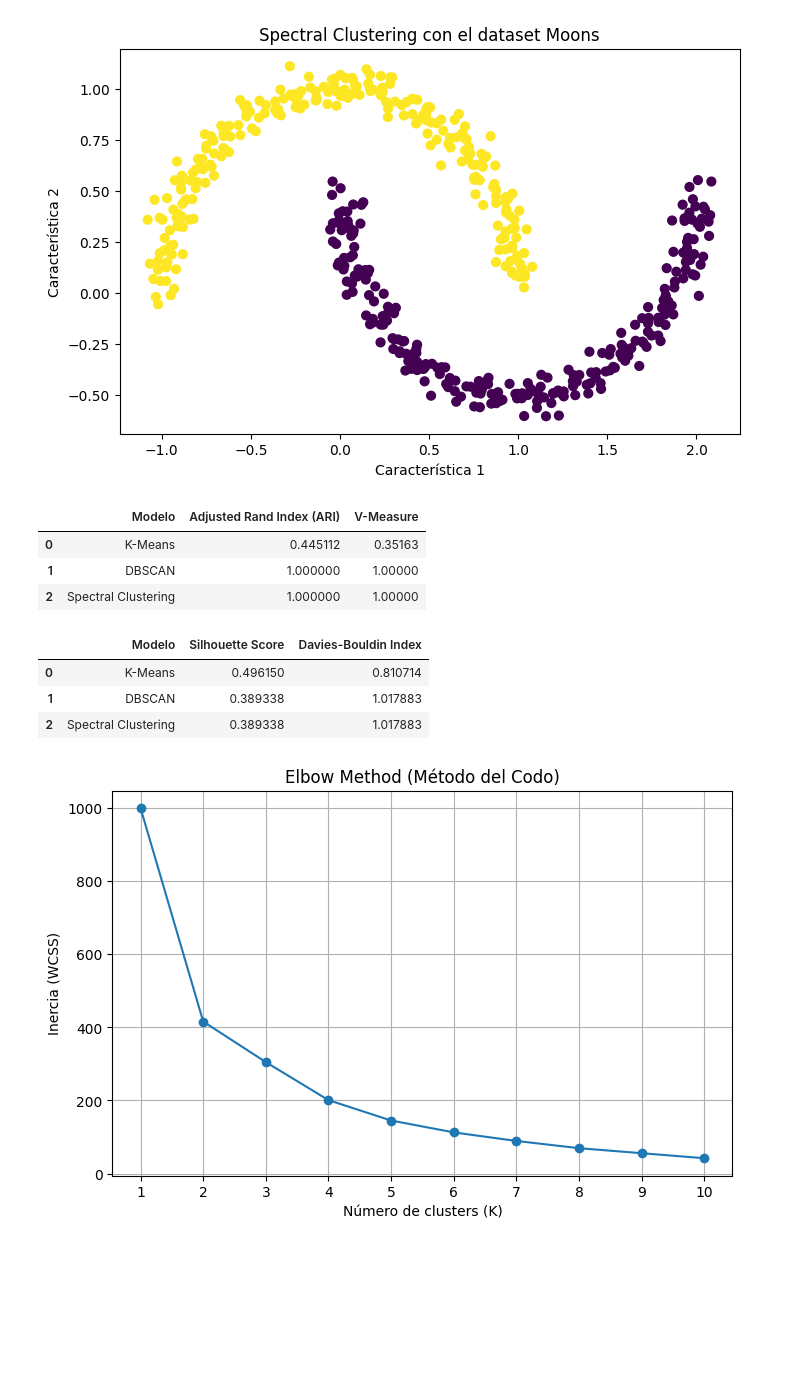
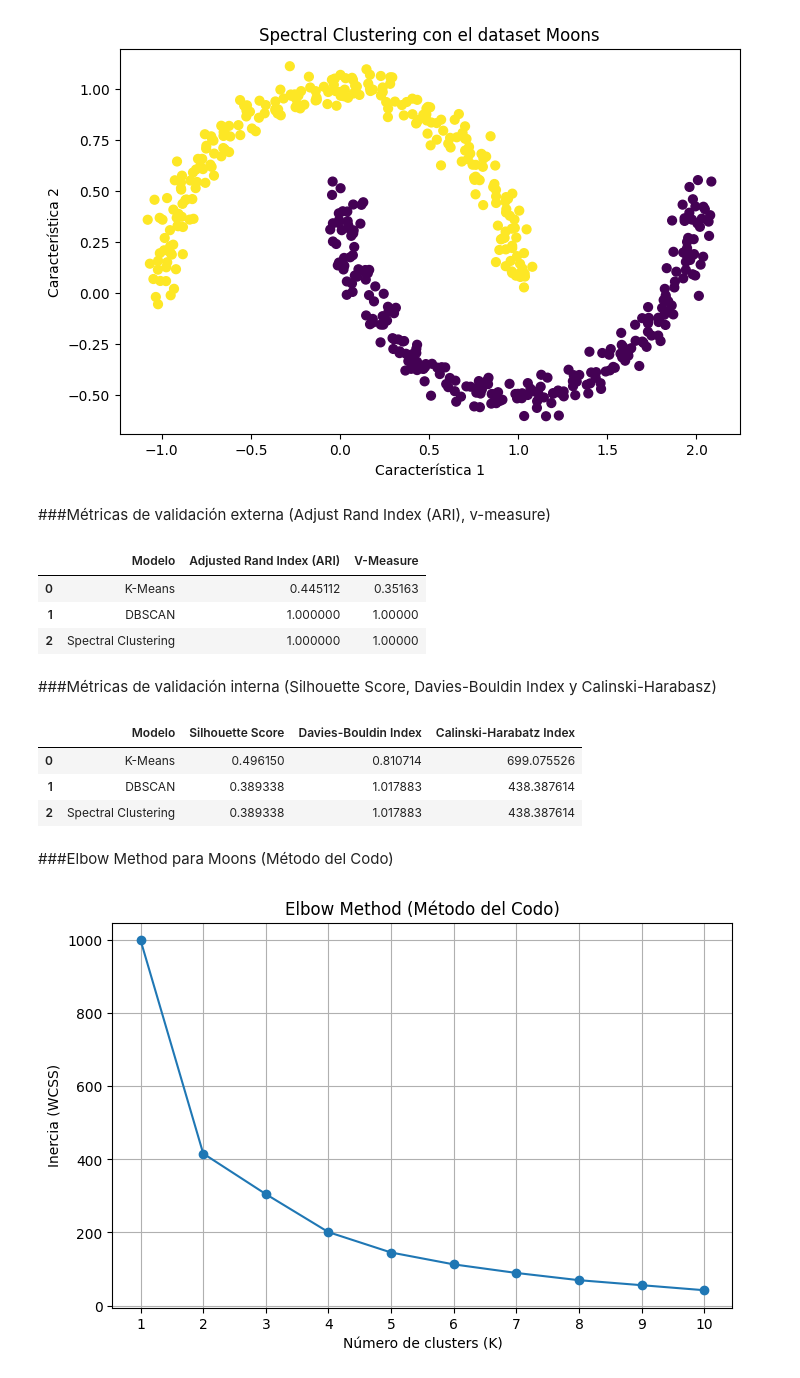
Before and after one commit to rocio-mr/clustering-mcd, a Jupyter notebook: Actividad_7_Clustering.ipynb, the cells around one changed output. Cells and saved outputs as stored; diff of their text form; code cells hidden in the pictures; blank space fills up the shorter version.

```diff
--- a/Actividad_7_Clustering.ipynb
+++ b/Actividad_7_Clustering.ipynb
@@ -277,8 +375,7 @@ array([[ 0.83058575, -0.44773257],
        [ 1.61946482, -0.28365759],
        [ 0.22895959,  1.06397356]])
 # %%
-#Nuevamente se estandarizan los datos
-
+#Estandarizar los datos
 scaler = StandardScaler()
-X_escalado = scaler.fit_transform(X)
+X_moons_escalado = scaler.fit_transform(X)
 # %%
@@ -350,9 +452,9 @@ plt.show()
 # %%
-#Entrenamos DBScan
+#Entrenar el modelo DBSCAN
 
-dbscan = DBSCAN(eps=0.3, min_samples=5)
-labels_dbscan = dbscan.fit_predict(X_escalado)
-labels_dbscan
+dbscan = DBSCAN(eps=0.3, min_samples=5) #Configurado en 0.3 debido a que no encontró ruido
+labels_dbscan_moons = dbscan.fit_predict(X_moons_escalado)
+labels_dbscan_moons
 # %% [output]
 array([0, 1, 0, 1, 1, 0, 0, 1, 1, 0, 1, 1, 0, 1, 0, 0, 0, 1, 0, 0, 0, 0,
        0, 0, 1, 0, 0, 1, 1, 0, 0, 0, 0, 1, 1, 0, 0, 1, 1, 1, 0, 1, 0, 1,
@@ -406,5 +510,5 @@ plt.show()
 # %%
-#Por último tenemos Spectral Clustering
+#Configuramos y entrenamos el modelo
 
 spectral = SpectralClustering(
     n_clusters=2,
@@ -412,8 +516,8 @@ spectral = SpectralClustering(
     random_state=42
 )
 
-labels_spectral = spectral.fit_predict(X_escalado)
-labels_spectral
+labels_spectral_moons = spectral.fit_predict(X_moons_escalado)
+labels_spectral_moons
 # %% [output]
 array([0, 1, 0, 1, 1, 0, 0, 1, 1, 0, 1, 1, 0, 1, 0, 0, 0, 1, 0, 0, 0, 0,
        0, 0, 1, 0, 0, 1, 1, 0, 0, 0, 0, 1, 1, 0, 0, 1, 1, 1, 0, 1, 0, 1,
@@ -450,13 +554,13 @@ plt.ylabel("Característica 2")
 plt.show()
 # %% [output]
 [figure]
+# %% [markdown]
+###Métricas de validación externa (Adjust Rand Index (ARI), v-measure)
 # %%
-#Métricas de validación externa
-
 modelos = {
-    "K-Means": labels_kmeans,
-    "DBSCAN": labels_dbscan,
-    "Spectral Clustering": labels_spectral
+    "K-Means": labels_kmeans_moons,
+    "DBSCAN": labels_dbscan_moons,
+    "Spectral Clustering": labels_spectral_moons
 }
 
 resultados_externos = []
@@ -488,10 +592,9 @@ resultados_externos
 | 0 | K-Means | 0.445112 | 0.35163 |
 | 1 | DBSCAN | 1.000000 | 1.00000 |
 | 2 | Spectral Clustering | 1.000000 | 1.00000 |
+# %% [markdown]
+###Métricas de validación interna (Silhouette Score, Davies-Bouldin Index y Calinski-Harabasz)
 # %%
-#Ahora pasamos a las métricas de validación interna
-import numpy as np
-
 resultados_internos = []
 
 for nombre, labels in modelos.items():
@@ -501,12 +604,12 @@ for nombre, labels in modelos.items():
 
         mask = labels != -1
 
-        X_eval = X_escalado[mask]
+        X_eval = X_moons_escalado[mask]
         labels_eval = labels[mask]
 
     else:
 
-        X_eval = X_escalado
+        X_eval = X_moons_escalado
         labels_eval = labels
 
     # Verificar que existan al menos 2 clusters
@@ -515,39 +618,48 @@ for nombre, labels in modelos.items():
         silhouette = silhouette_score(
             X_eval,
             labels_eval
         )
 
         davies_bouldin = davies_bouldin_score(
             X_eval,
             labels_eval
         )
+        calinski = calinski_harabasz_score(
+            X_eval,
+            labels_eval
+        )
 
     else:
 
         silhouette = np.nan
         davies_bouldin = np.nan
+        calinksi = np.nan
 
     resultados_internos.append([
         nombre,
         silhouette,
-        davies_bouldin
+        davies_bouldin,
+        calinski
     ])
 
 resultados_internos = pd.DataFrame(
     resultados_internos,
     columns=[
         "Modelo",
         "Silhouette Score",
-        "Davies-Bouldin Index"
+        "Davies-Bouldin Index",
+        "Calinski-Harabatz Index"
     ]
 )
 
 resultados_internos
 # %% [output]
-|  | Modelo | Silhouette Score | Davies-Bouldin Index |
-| 0 | K-Means | 0.496150 | 0.810714 |
-| 1 | DBSCAN | 0.389338 | 1.017883 |
-| 2 | Spectral Clustering | 0.389338 | 1.017883 |
+|  | Modelo | Silhouette Score | Davies-Bouldin Index | Calinski-Harabatz Index |
+| 0 | K-Means | 0.496150 | 0.810714 | 699.075526 |
+| 1 | DBSCAN | 0.389338 | 1.017883 | 438.387614 |
+| 2 | Spectral Clustering | 0.389338 | 1.017883 | 438.387614 |
+# %% [markdown]
+###Elbow Method para Moons (Método del Codo)
 # %%
 inertias = []
 
```
Also changed, not shown: parts of 78 cells of this notebook.
